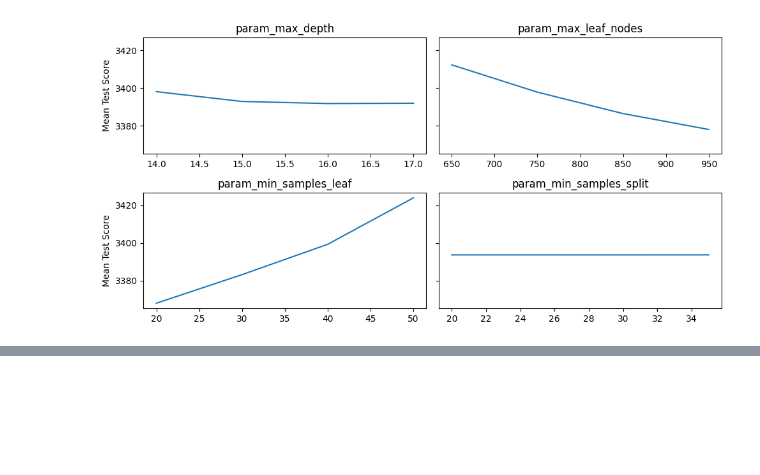
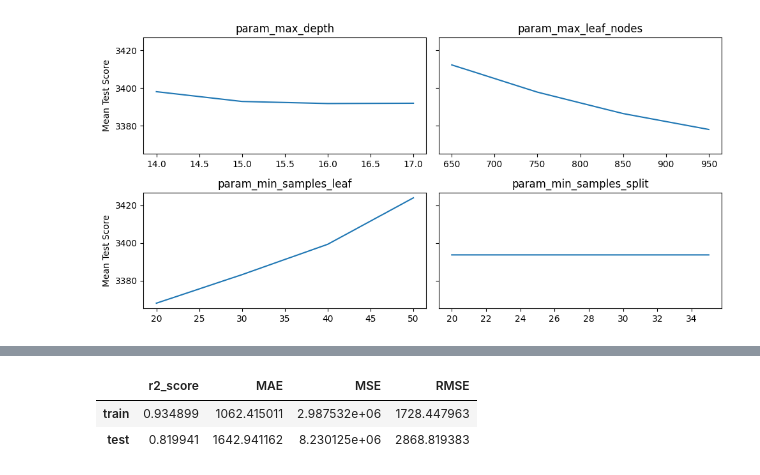
Before and after one commit to davfranco1/laboratorio-modulo8-leccion02-validacion-cruzada, a Jupyter notebook: laboratorio-modulo8-leccion02-validacion-cruzada.ipynb, the cells around one changed output, grey strips where cells are left out. Cells and saved outputs as stored; diff of their text form; code cells hidden in the pictures; blank space fills up the shorter version.

```diff
--- a/laboratorio-modulo8-leccion02-validacion-cruzada.ipynb
+++ b/laboratorio-modulo8-leccion02-validacion-cruzada.ipynb
@@ -165,0 +338,18 @@ pd.DataFrame(modelo_final_arbol.feature_importances_, columns= ["Importancia"],
+# %%
+params_xgb = {
+    'max_depth': [15, 20, 25],
+    'learning_rate': [0.01, 0.1, 0.2],
+    'n_estimators': [150],
+    'min_child_weight': [1, 2, 4],
+    'colsample_bytree': [0.8, 1.0]
+}
+
+modelo_xgb = XGBRegressor(random_state=42)
+
+grid_search_xgb = GridSearchCV(modelo_xgb,
+                              params_xgb,
+                              cv = 5,
+                              scoring = "neg_mean_squared_error",
+                              n_jobs = -1)
+
+grid_search_xgb.fit(X_train, y_train)
@@ -165,0 +374,3 @@ pd.DataFrame(modelo_final_arbol.feature_importances_, columns= ["Importancia"],
+# %%
+modelo_final_xgb = grid_search_xgb.best_estimator_
+modelo_final_xgb
@@ -165,0 +389,10 @@ pd.DataFrame(modelo_final_arbol.feature_importances_, columns= ["Importancia"],
+# %%
+y_pred_test_xgb = modelo_final_xgb.predict(X_test)
+y_pred_train_xgb = modelo_final_xgb.predict(X_train)
+# %%
+df_metricas_xgb = metricas(y_train, y_pred_train_xgb, y_test, y_pred_test_xgb)
+df_metricas_xgb
+# %% [output]
+|  | r2_score | MAE | MSE | RMSE |
+| train | 0.934899 | 1062.415011 | 2.987532e+06 | 1728.447963 |
+| test | 0.819941 | 1642.941162 | 8.230125e+06 | 2868.819383 |
```
Also changed, not shown: parts of 29 cells of this notebook, 5 other files.
